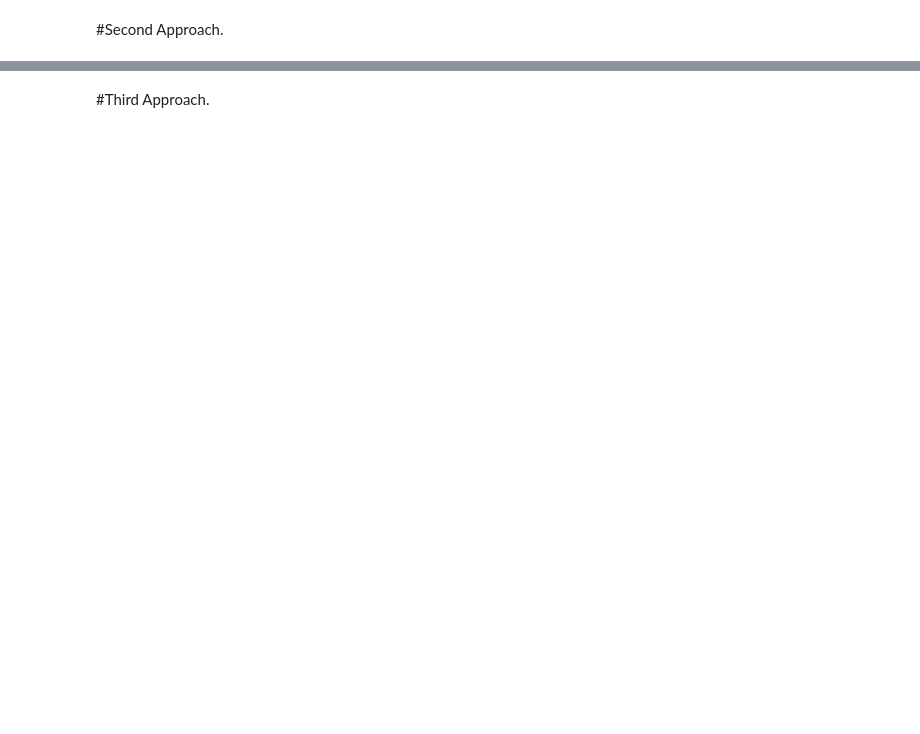
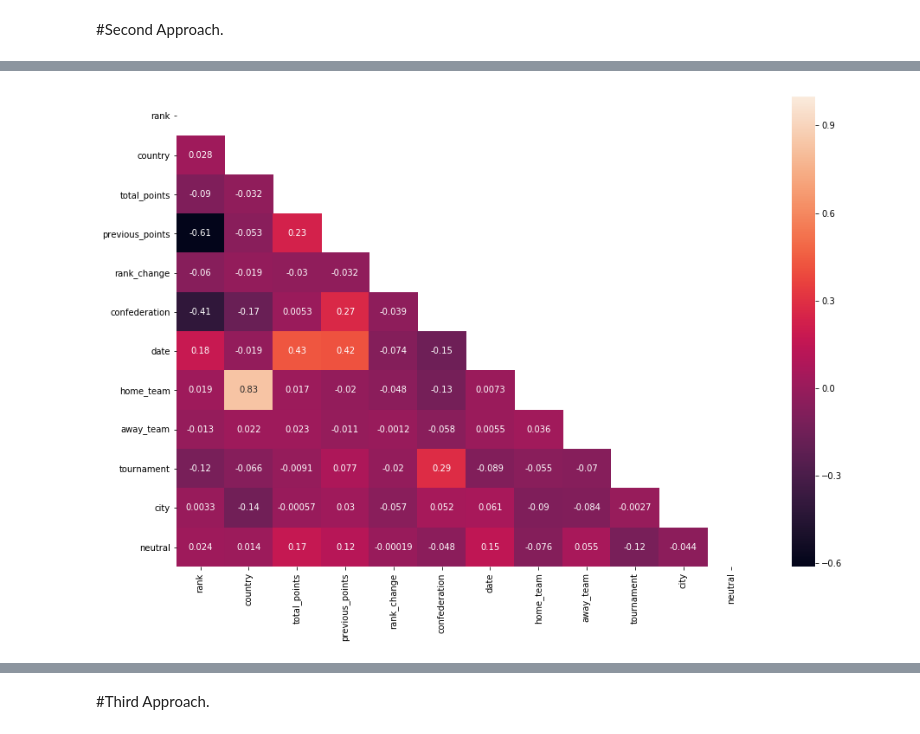
Before and after one commit to theBuluku/Mchezo_Pesa_Limited_Super_Project., a Jupyter notebook: Mchezo_Pesa_Limited_Project_.ipynb, the cells around one changed output, grey strips where cells are left out. Saved outputs shown, nothing was run; the diff lists cells and outputs as text; code cells hidden in the pictures; blank space fills up the shorter version.

```diff
--- a/Mchezo_Pesa_Limited_Project_.ipynb
+++ b/Mchezo_Pesa_Limited_Project_.ipynb
@@ -487,0 +539,17 @@ plt.show()
+# %%
+# splitting the data into feature set and a target set
+X =fifa_df[['rank', 'country', 'total_points', 'previous_points', 'rank_change', 'confederation',
+       'date', 'home_team', 'away_team',
+       'tournament', 'city', 'neutral']]
+y = fifa_df['outcome']
+# %%
+# Correlation heatmap of the numerical variables
+corr  =X.corr()
+
+plt.figure(figsize = (15,10))
+heatmap = np.zeros_like(X.corr(), dtype=np.bool)
+heatmap[np.triu_indices_from(heatmap)] = True
+sns.heatmap(X.corr(), annot=True, mask=heatmap)
+plt.show()
+# %% [output]
+[figure, added]
```
Also changed, not shown: parts of 45 cells of this notebook.
